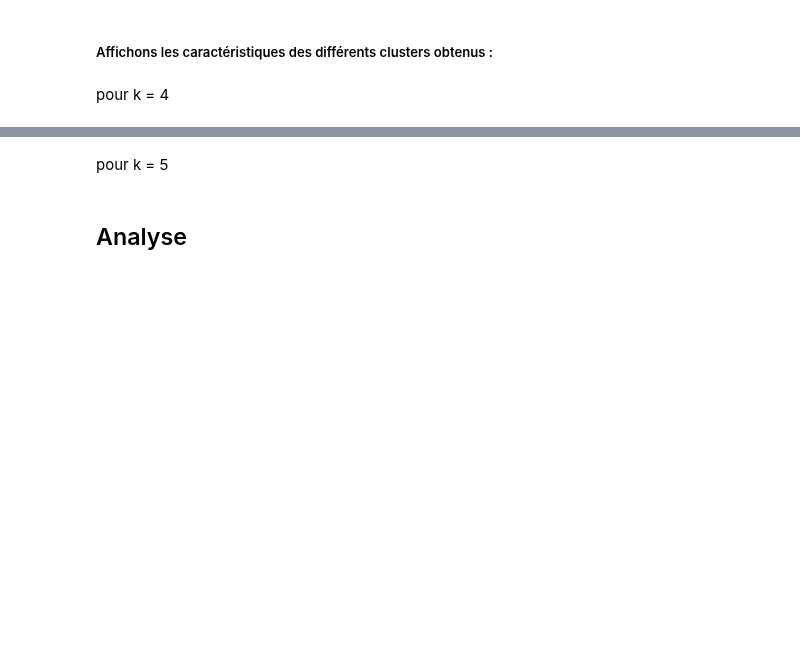
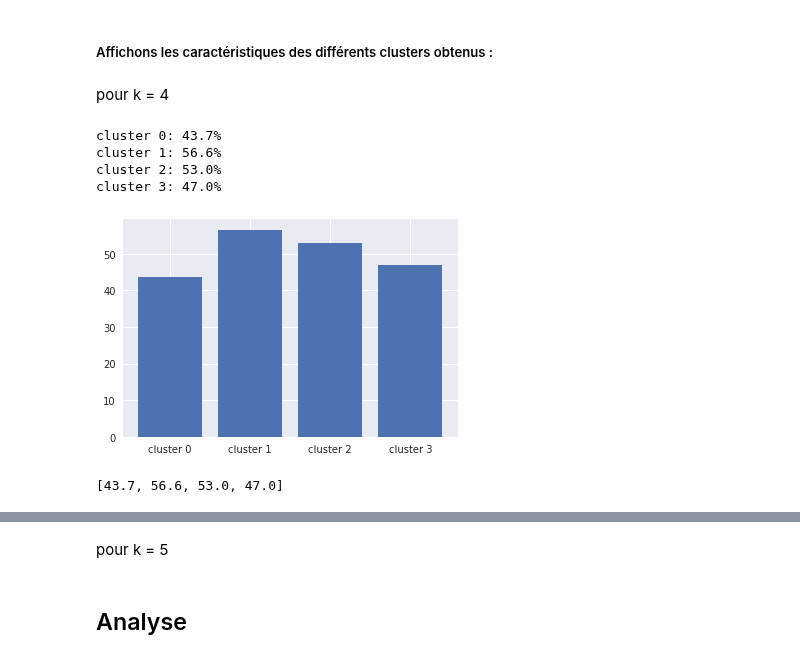
Before and after one commit to chubby47/kaggle_soccer, a Jupyter notebook: problematique_1.ipynb, the cells around one changed output, grey strips where cells are left out. Drawn from its saved outputs; the diff is of its cells as text; code cells hidden in the pictures; blank space fills up the shorter version.

```diff
--- a/problematique_1.ipynb
+++ b/problematique_1.ipynb
@@ -480,6 +492,15 @@ model1.country_tendances()
 ##### Affichons les caractéristiques des différents clusters obtenus :
 # %% [markdown]
 pour k = 4
+# %%
+model1.victories_percentages(verbose=False)
+# %% [output]
+cluster 0: 43.7%
+cluster 1: 56.6%
+cluster 2: 53.0%
+cluster 3: 47.0%
+[figure, added]
+[43.7, 56.6, 53.0, 47.0]
 # %%
 model1.analyse_jeu()
 # %% [output]
```
Also changed, not shown: parts of 4 cells of this notebook.
